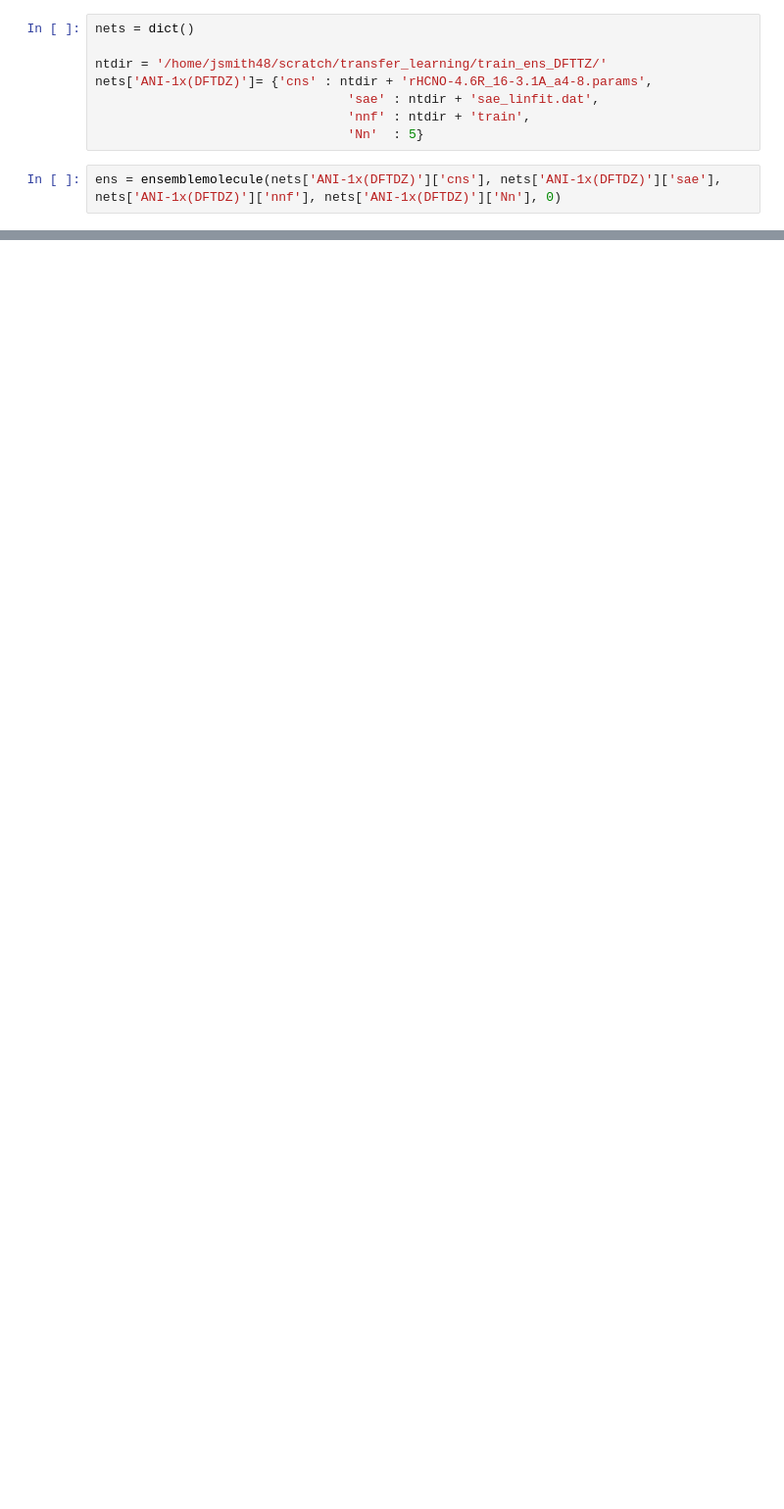
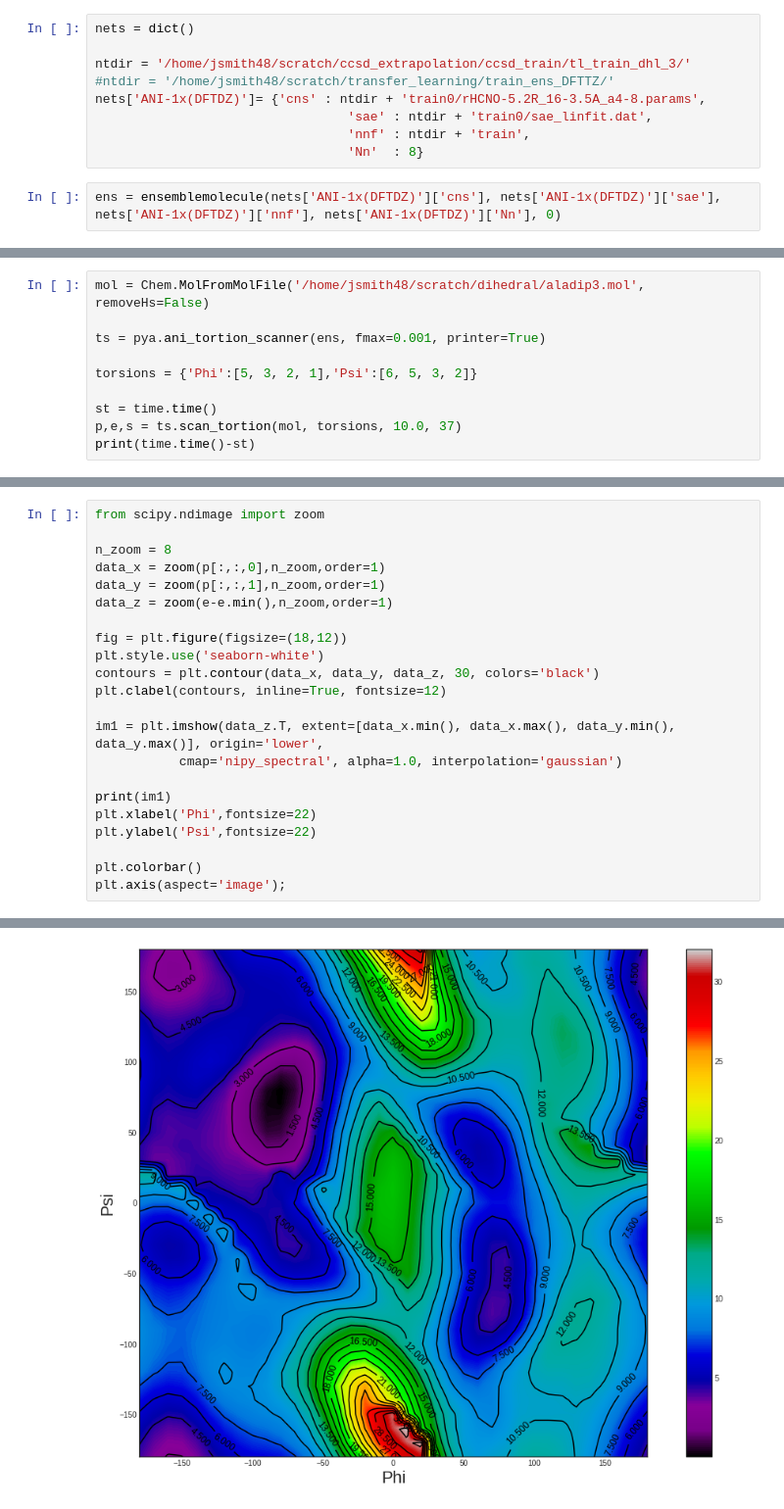
Before and after one commit to Jussmith01/ANI-Tools, a Jupyter notebook: notebooks/dihedral_test.ipynb, the cells around one changed output, grey strips where cells are left out. Shown at 98% size. Drawn from its saved outputs; the diff is of its cells as text; blank space fills up the shorter version.

Commit message:
added trainer notebook

```diff
--- a/notebooks/dihedral_test.ipynb
+++ b/notebooks/dihedral_test.ipynb
@@ -11,10 +19,11 @@ import matplotlib.pyplot as plt
 # %%
 nets = dict()
 
-ntdir = '/home/jsmith48/scratch/transfer_learning/train_ens_DFTTZ/'
-nets['ANI-1x(DFTDZ)']= {'cns' : ntdir + 'rHCNO-4.6R_16-3.1A_a4-8.params',
-                                 'sae' : ntdir + 'sae_linfit.dat',
+ntdir = '/home/jsmith48/scratch/ccsd_extrapolation/ccsd_train/tl_train_dhl_3/'
+#ntdir = '/home/jsmith48/scratch/transfer_learning/train_ens_DFTTZ/'
+nets['ANI-1x(DFTDZ)']= {'cns' : ntdir + 'train0/rHCNO-5.2R_16-3.5A_a4-8.params',
+                                 'sae' : ntdir + 'train0/sae_linfit.dat',
                                  'nnf' : ntdir + 'train',
-                                 'Nn'  : 5}
+                                 'Nn'  : 8}
 # %%
 ens = ensemblemolecule(nets['ANI-1x(DFTDZ)']['cns'], nets['ANI-1x(DFTDZ)']['sae'], nets['ANI-1x(DFTDZ)']['nnf'], nets['ANI-1x(DFTDZ)']['Nn'], 0)
@@ -46,0 +30,10 @@ Phi value (degrees), energy (kcal/mol)=  185.00 -117295.98
+# %%
+mol = Chem.MolFromMolFile('/home/jsmith48/scratch/dihedral/aladip3.mol', removeHs=False)
+
+ts = pya.ani_tortion_scanner(ens, fmax=0.001, printer=True)
+
+torsions = {'Phi':[5, 3, 2, 1],'Psi':[6, 5, 3, 2]}
+
+st = time.time()
+p,e,s = ts.scan_tortion(mol, torsions, 10.0, 37)
+print(time.time()-st)
@@ -46,0 +58,23 @@ Phi value (degrees), energy (kcal/mol)=  185.00 -117295.98
+# %%
+from scipy.ndimage import zoom
+
+n_zoom = 8
+data_x = zoom(p[:,:,0],n_zoom,order=1)
+data_y = zoom(p[:,:,1],n_zoom,order=1)
+data_z = zoom(e-e.min(),n_zoom,order=1)
+
+fig = plt.figure(figsize=(18,12))
+plt.style.use('seaborn-white')
+contours = plt.contour(data_x, data_y, data_z, 30, colors='black')
+plt.clabel(contours, inline=True, fontsize=12)
+
+im1 = plt.imshow(data_z.T, extent=[data_x.min(), data_x.max(), data_y.min(), data_y.max()], origin='lower',
+           cmap='nipy_spectral', alpha=1.0, interpolation='gaussian')
+
+print(im1)
+plt.xlabel('Phi',fontsize=22)
+plt.ylabel('Psi',fontsize=22)
+
+plt.colorbar()
+plt.axis(aspect='image');
+# %% [output]
@@ -46,0 +82 @@ Phi value (degrees), energy (kcal/mol)=  185.00 -117295.98
+[figure, added]
```
Also changed, not shown: parts of 11 cells of this notebook, 6 other files.
